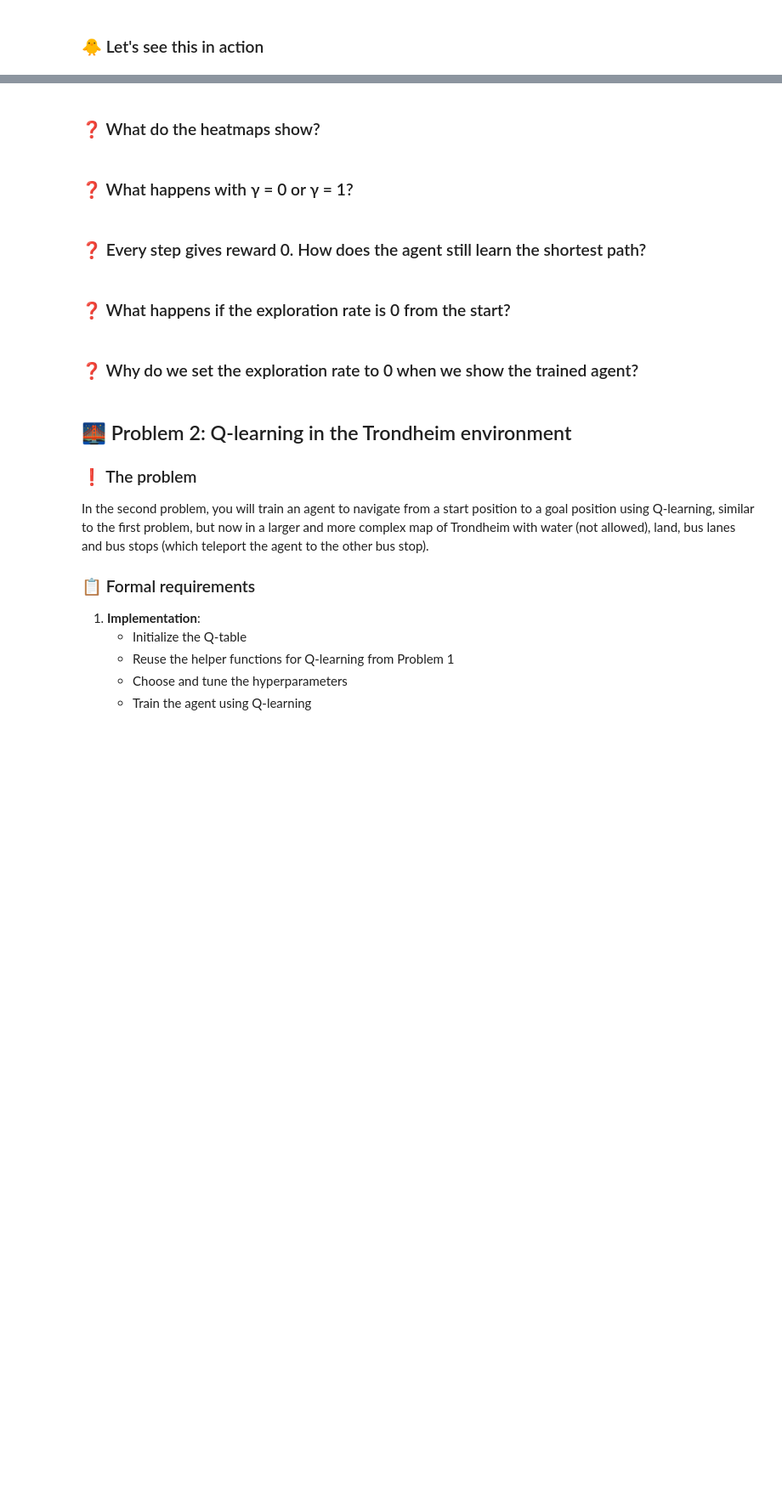
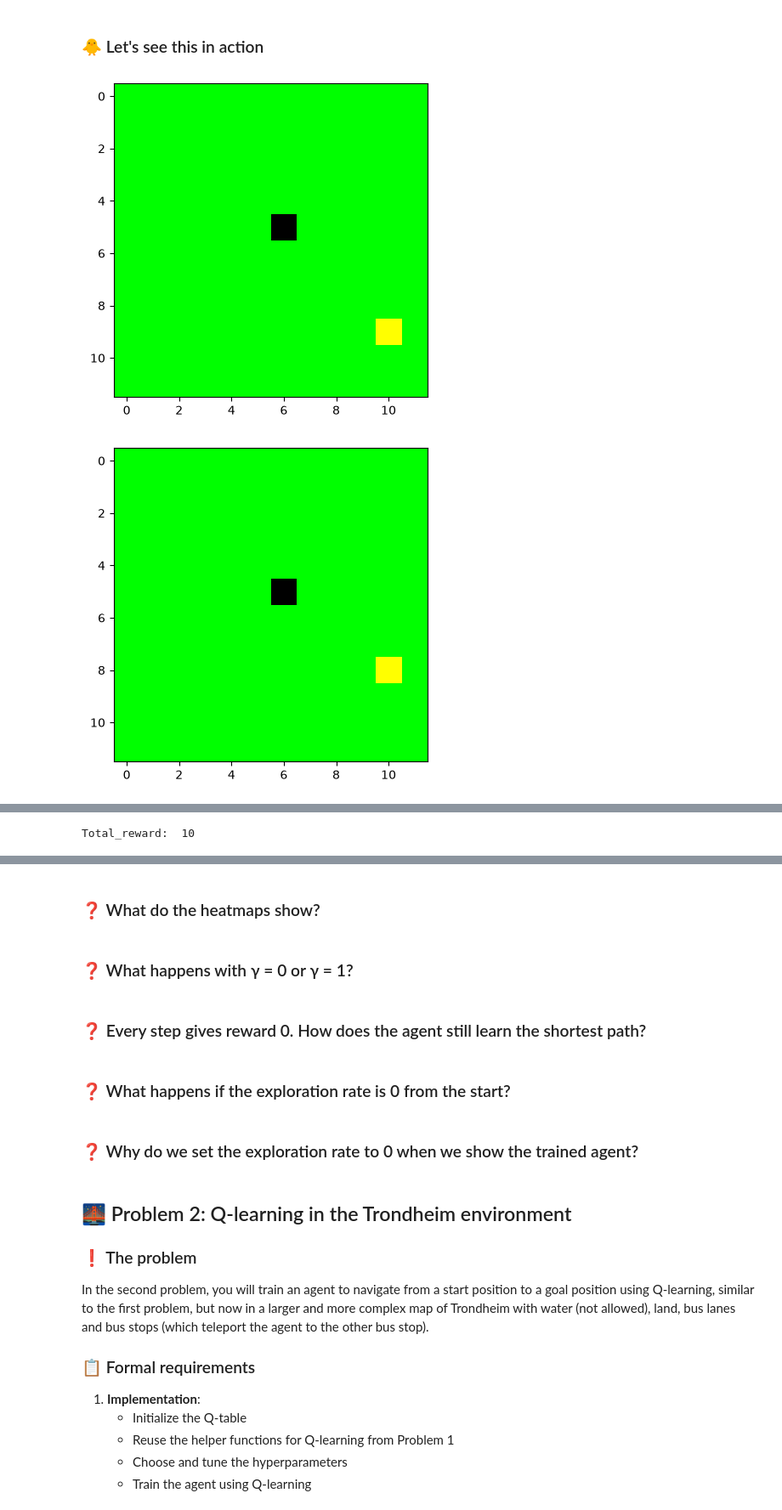
Before and after one commit to imqn01/-Reinforcement-Learning-and-Explainable-Ai, a Jupyter notebook: Project4_RL.ipynb, the cells around one changed output, grey strips where cells are left out. Shown at 85% size. Saved outputs shown, nothing was run; the diff lists cells and outputs as text; code cells hidden in the pictures; blank space fills up the shorter version.

```diff
--- a/Project4_RL.ipynb
+++ b/Project4_RL.ipynb
@@ -427,12 +446,12 @@ def update_action(env, state: int, explore_rate: float, q_table: np.ndarray) ->
 # ====================================
 # YOUR CODE GOES HERE: replace None with your values
 # ====================================
-GAMMA = None
-NUM_EPISODES = None
-MAX_STEPS_PER_EPISODE = None
-EPSILON = None
-EPSILON_MIN = None
-MIN_LEARNING_RATE = None
+GAMMA = 0.95
+NUM_EPISODES = 3000
+MAX_STEPS_PER_EPISODE = 500
+EPSILON = 1.0
+EPSILON_MIN = 0.05
+MIN_LEARNING_RATE = 0.1
 # %% [markdown]
 ### 🐤 Now use Q learning to learn the Q table
 ### Step 4: Train the agent using Q-learning
@@ -454,31 +463,0 @@ $$
-# %%
-# Suggestion: you can wrap the code to learn Q-table in a function,
-# which you can also reuse in Problem 2
-
-# result of the training is:
-#   updated Q table (q_table)
-#   total_reward
-#   you are free to add others, if you wish
-
-env.verbose = False # disable printouts while training
-
-# ====================================
-# YOUR CODE GOES HERE
-# ====================================
-
-total_reward = None
-explore_rate = None
-learning_rate = None
-
-# iterate over number of episodes
-    # remember to reset the state!
-    # update the exploration and learning rate
-    # iterate over number of steps in each Episode
-        # Tip: use helper functions defined above to navigate the environment
-        # get action and step through the environment
-        # update the q-table
-        # check if we are done
-
-# Tip : print variables of interest, like episode, total_reward, explore_rate
-# print(f"Episode: {episode}  Total_reward: {total_reward}  Explore rate: {explore_rate}")
-# print("Final Q values: ", q_table)
@@ -491,26 +565,29 @@ TypeError: unsupported format string passed to NoneType.__format__
 # %%
 # now we show one episode
 # yellow spot should be able to find black spot here
 # If you want to see frame by frame, remember to pass "human" as argument in env.render()!
 
 env.verbose = False # set to True to enable messages
 NUM_STEPS = 32
 
 observation = env.reset()
 state_id = env.get_state_id()
 total_reward = 0
 
 image_samples = []
 
 img = env.render()
 for _ in range(NUM_STEPS):
     action = update_action(env, state_id, 0, q_table) # explore rate 0: always pick the best action
     observation, reward, terminated, info = env.step(action)
     state_id = env.get_state_id()
     total_reward += reward
-    img = env.render()
+    img = env.render("human")
     image_samples.append(img)
     if terminated:
         break
 
 print(f"Total_reward: ", total_reward)
+# %% [output]
+[figure, added]
+[figure, added]
@@ -517,3 +601,4 @@ print(f"Total_reward: ", total_reward)
+Total_reward:  10
 # %%
 # let's make an animation of this, because it's fun
 # nothing for you to do here - just run the code
```
Also changed, not shown: parts of 15 cells of this notebook.
